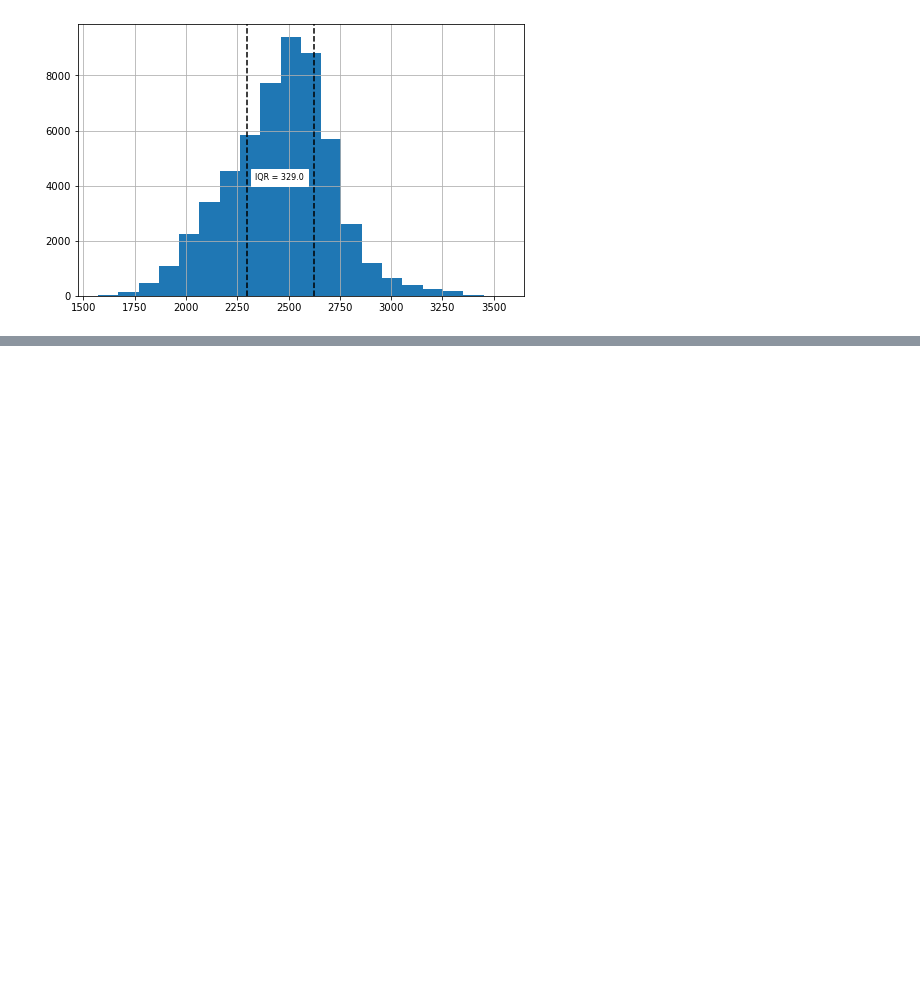
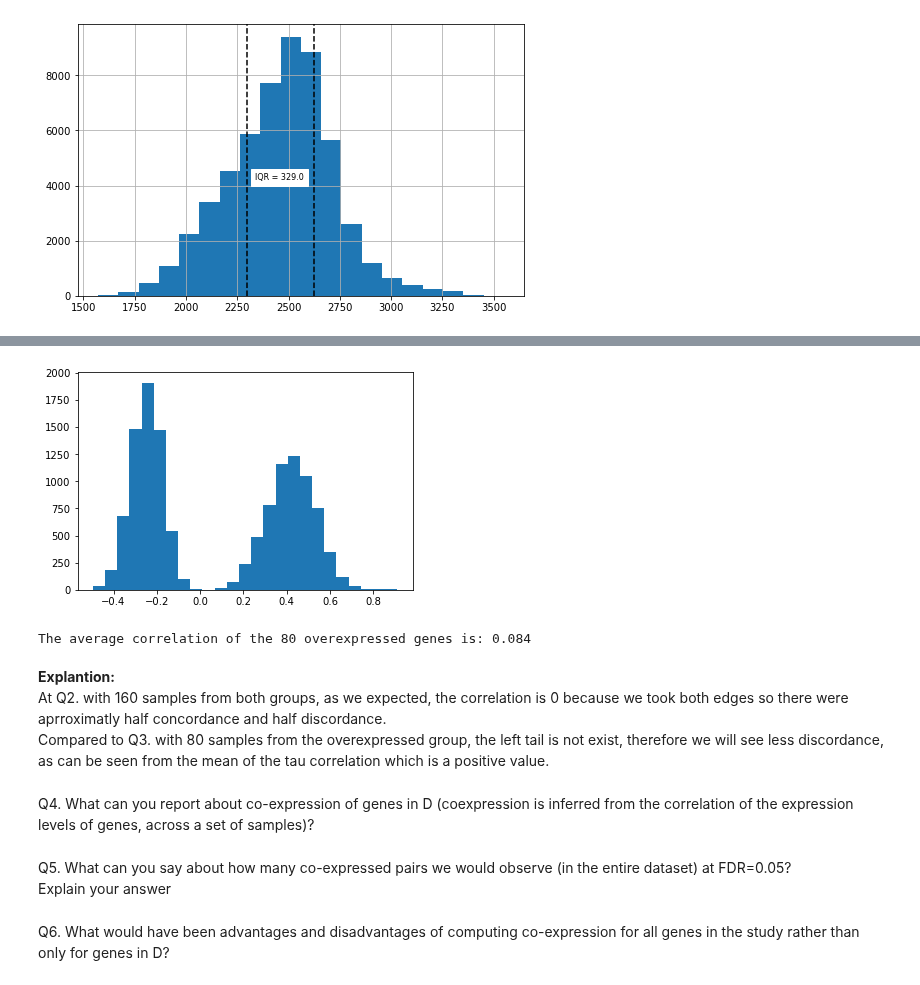
Before and after one commit to Oren-Ben/IDC, a Jupyter notebook: statistics/fourth_ex/204079453_205714447.ipynb, the cells around one changed output, grey strips where cells are left out. Drawn from its saved outputs; the diff is of its cells as text; code cells hidden in the pictures; blank space fills up the shorter version.

```diff
--- a/statistics/fourth_ex/204079453_205714447.ipynb
+++ b/statistics/fourth_ex/204079453_205714447.ipynb
@@ -193,0 +290,26 @@ plt.show()
+# %%
+# Compute the correlation matrix
+corr = D.corr(method='kendall')
+mask = np.tril_indices(160)
+corr_np = corr.to_numpy()
+corr_np[mask] = -1
+corr_arr = corr_np[corr_np>-1][~np.isnan(corr_np[corr_np>-1])]
+# %%
+plt.hist(corr_arr,bins=25)
+plt.show()
+# %% [output]
+[figure, added]
+# %%
+print(f"The average correlation of the 80 overexpressed genes is: {round(corr_arr.mean(),3)}")
+# %% [output]
+The average correlation of the 80 overexpressed genes is: 0.084
+# %% [markdown]
+<b>Explantion:</b>
+<br>At Q2. with 160 samples from both groups, as we expected, the correlation is 0 because we took both edges so there were aprroximatly half concordance and half discordance.
+<br>Compared to Q3. with 80 samples from the overexpressed group, the left tail is not exist, therefore we will see less discordance, as can be seen from the mean of the tau correlation which is a positive value.
+# %% [markdown]
+Q4. What can you report about co-expression of genes in D (coexpression is inferred from the correlation of the expression levels of genes, across a set of samples)?
+# %% [markdown]
+Q5. What can you say about how many co-expressed pairs we would observe (in the entire dataset) at FDR=0.05? <br>Explain your answer
+# %% [markdown]
+Q6. What would have been advantages and disadvantages of computing co-expression for all genes in the study rather than only for genes in D?
```
Also changed, not shown: parts of 42 cells of this notebook.
